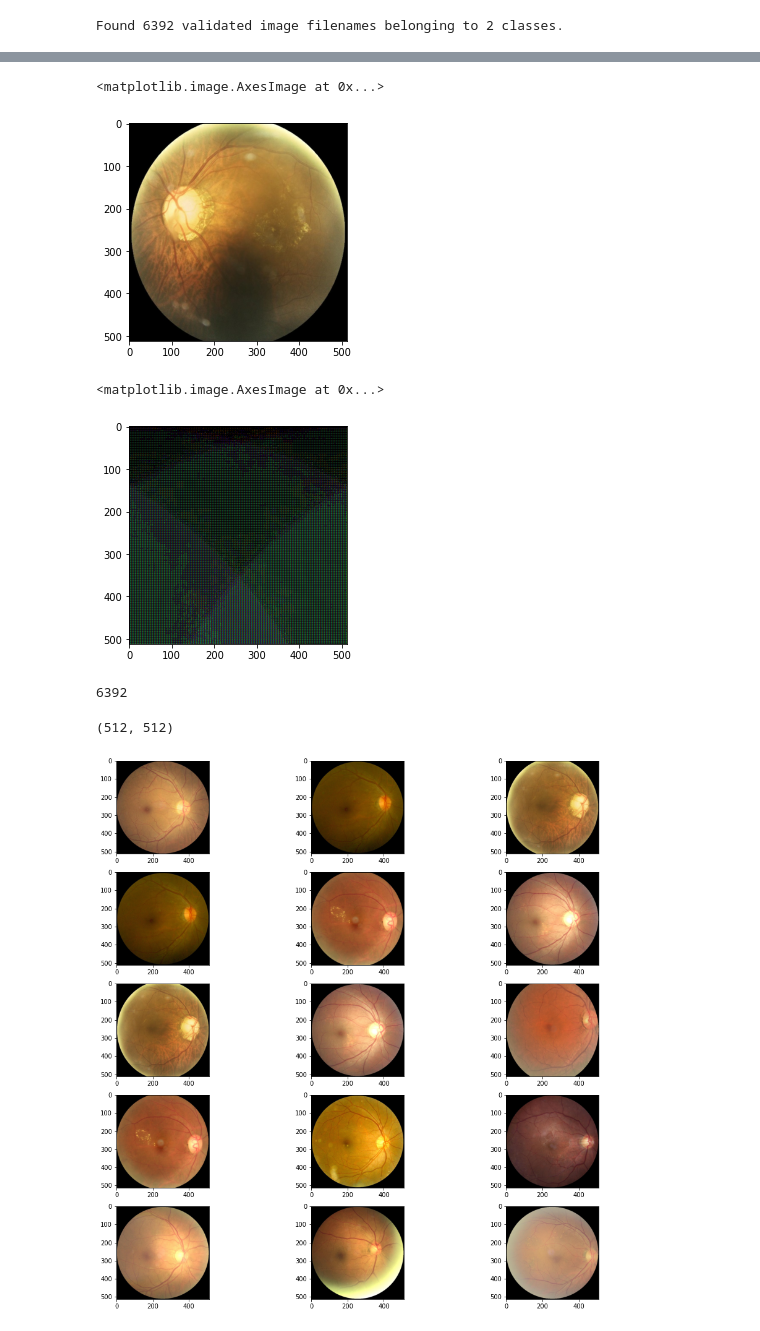
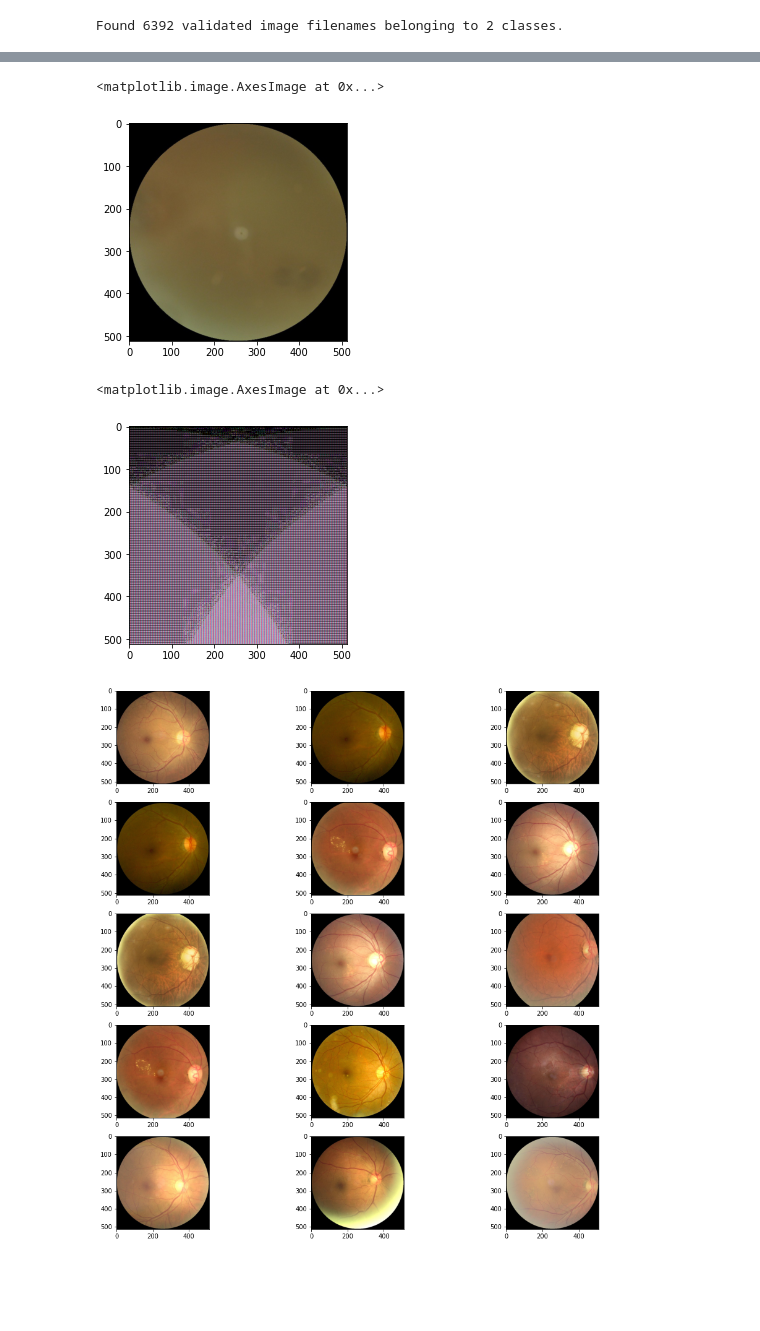
Before and after one commit to lorcanob/OcuPath, a Jupyter notebook: notebooks/ODR_EDA.ipynb, the cells around one changed output, grey strips where cells are left out. Cells and saved outputs as stored; diff of their text form; code cells hidden in the pictures; blank space fills up the shorter version.

Commit message:
Update remove_missing and check train_generator images

```diff
--- a/notebooks/ODR_EDA.ipynb
+++ b/notebooks/ODR_EDA.ipynb
@@ -166,29 +121,16 @@ dataset = dataset.batch(32)
 iterator = iter(dataset)
 images, labels = iterator.get_next()
 # %%
-plt.imshow(np.array(images[6])/255)
+plt.imshow(np.array(train_generator[0][0][0]))
 # %% [output]
 <matplotlib.image.AxesImage at 0x...>
-[figure, old version]
+[figure, new version]
 # %%
-img = PIL.Image.fromarray(np.array(images[0]), 'RGB')
+img = PIL.Image.fromarray(np.array(train_generator[0][0][0]), 'RGB')
 plt.imshow(img)
 # %% [output]
 <matplotlib.image.AxesImage at 0x...>
-[figure, old version]
+[figure, new version]
-# %%
-impath = os.path.join(dataframer.datapath, 'preprocessed_images')
-data_dir = pathlib.Path(impath)
-image_count = len(list(data_dir.glob('*.jpg')))
-print(image_count)
-# %% [output]
-6392
-# %%
-image = PIL.Image.open(f'../raw_data/preprocessed_images/{right[38]}')
-width, height = image.size
-width, height
-# %% [output]
-(512, 512)
 # %%
 fig, axs = plt.subplots(5, 3, figsize=(16,16))
 
```
Also changed, not shown: parts of 9 cells of this notebook, 1 other file.
